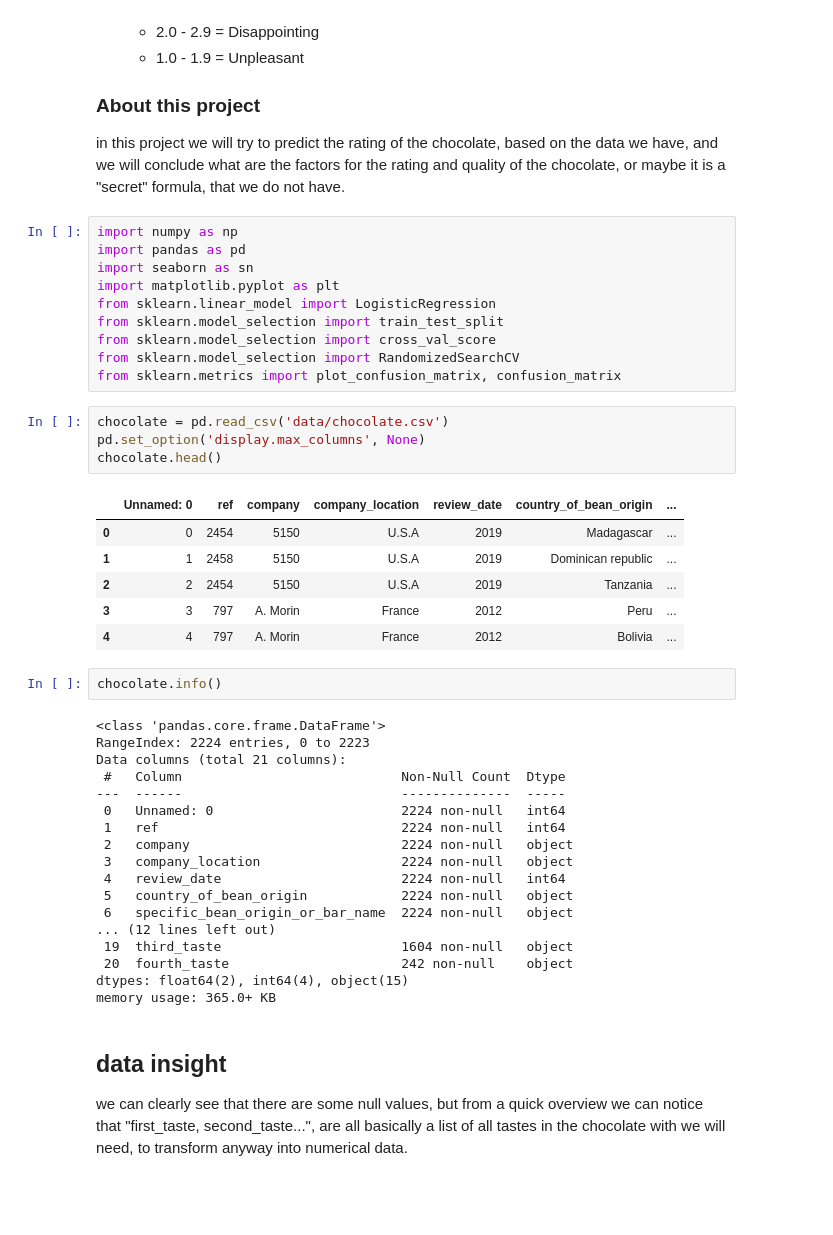
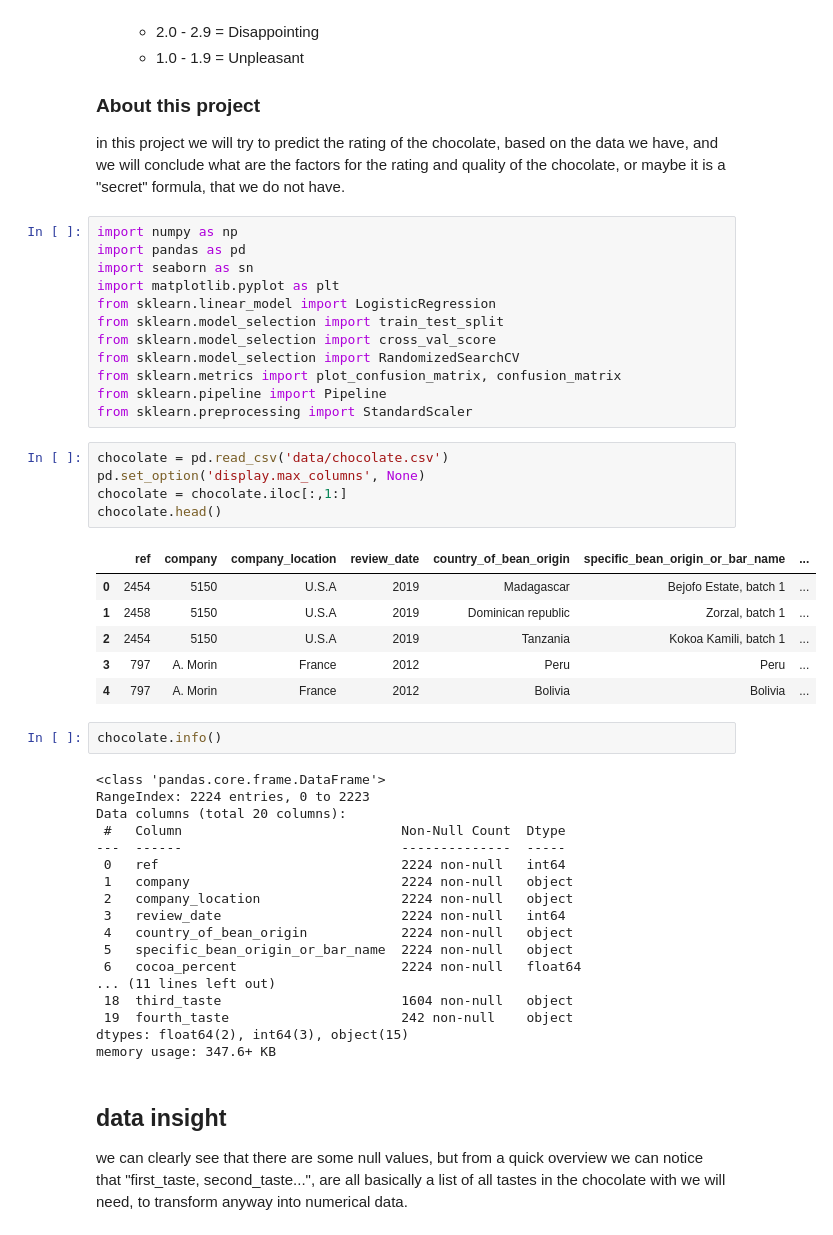
Before and after one commit to mike-tr/IntroToDS_Final, a Jupyter notebook: P3_chocolate.ipynb, the cells around one changed output. Drawn from its saved outputs; the diff is of its cells as text; blank space fills up the shorter version.

```diff
--- a/P3_chocolate.ipynb
+++ b/P3_chocolate.ipynb
@@ -28,37 +28,40 @@ from sklearn.model_selection import train_test_split
 from sklearn.model_selection import cross_val_score
 from sklearn.model_selection import RandomizedSearchCV
 from sklearn.metrics import plot_confusion_matrix, confusion_matrix
+from sklearn.pipeline import Pipeline
+from sklearn.preprocessing import StandardScaler
 # %%
 chocolate = pd.read_csv('data/chocolate.csv')
 pd.set_option('display.max_columns', None)
+chocolate = chocolate.iloc[:,1:]
 chocolate.head()
 # %% [output]
-|  | Unnamed: 0 | ref | company | company_location | review_date | country_of_bean_origin | ... |
-| 0 | 0 | 2454 | 5150 | U.S.A | 2019 | Madagascar | ... |
-| 1 | 1 | 2458 | 5150 | U.S.A | 2019 | Dominican republic | ... |
-| 2 | 2 | 2454 | 5150 | U.S.A | 2019 | Tanzania | ... |
-| 3 | 3 | 797 | A. Morin | France | 2012 | Peru | ... |
-| 4 | 4 | 797 | A. Morin | France | 2012 | Bolivia | ... |
+|  | ref | company | company_location | review_date | country_of_bean_origin | specific_bean_origin_or_bar_name | ... |
+| 0 | 2454 | 5150 | U.S.A | 2019 | Madagascar | Bejofo Estate, batch 1 | ... |
+| 1 | 2458 | 5150 | U.S.A | 2019 | Dominican republic | Zorzal, batch 1 | ... |
+| 2 | 2454 | 5150 | U.S.A | 2019 | Tanzania | Kokoa Kamili, batch 1 | ... |
+| 3 | 797 | A. Morin | France | 2012 | Peru | Peru | ... |
+| 4 | 797 | A. Morin | France | 2012 | Bolivia | Bolivia | ... |
 # %%
 chocolate.info()
 # %% [output]
 <class 'pandas.core.frame.DataFrame'>
 RangeIndex: 2224 entries, 0 to 2223
-Data columns (total 21 columns):
+Data columns (total 20 columns):
  #   Column                            Non-Null Count  Dtype
 ---  ------                            --------------  -----
- 0   Unnamed: 0                        2224 non-null   int64
- 1   ref                               2224 non-null   int64
- 2   company                           2224 non-null   object
- 3   company_location                  2224 non-null   object
- 4   review_date                       2224 non-null   int64
- 5   country_of_bean_origin            2224 non-null   object
- 6   specific_bean_origin_or_bar_name  2224 non-null   object
-... (12 lines left out)
- 19  third_taste                       1604 non-null   object
- 20  fourth_taste                      242 non-null    object
-dtypes: float64(2), int64(4), object(15)
-memory usage: 365.0+ KB
+ 0   ref                               2224 non-null   int64
+ 1   company                           2224 non-null   object
+ 2   company_location                  2224 non-null   object
+ 3   review_date                       2224 non-null   int64
+ 4   country_of_bean_origin            2224 non-null   object
+ 5   specific_bean_origin_or_bar_name  2224 non-null   object
+ 6   cocoa_percent                     2224 non-null   float64
+... (11 lines left out)
+ 18  third_taste                       1604 non-null   object
+ 19  fourth_taste                      242 non-null    object
+dtypes: float64(2), int64(3), object(15)
+memory usage: 347.6+ KB
 # %% [markdown]
 ## data insight
 we can clearly see that there are some null values,
```
Also changed, not shown: parts of 32 cells of this notebook, 1 other file.
